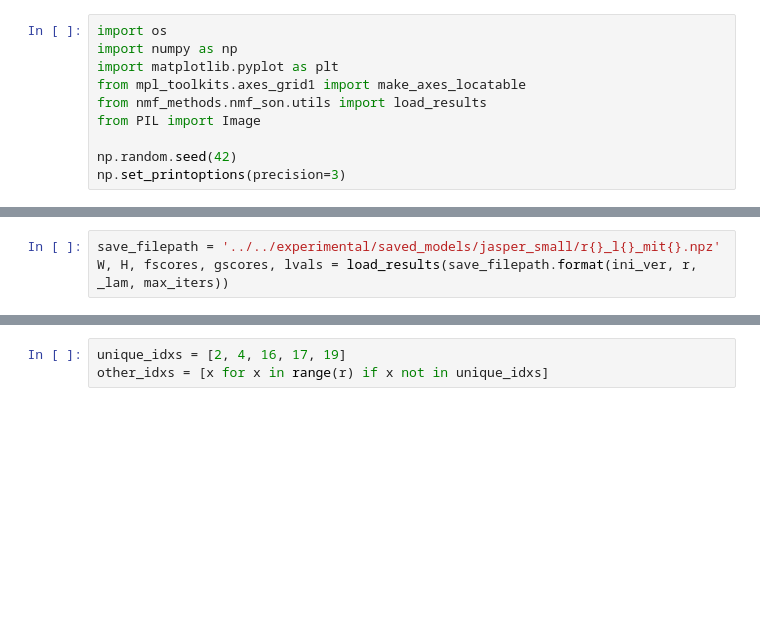
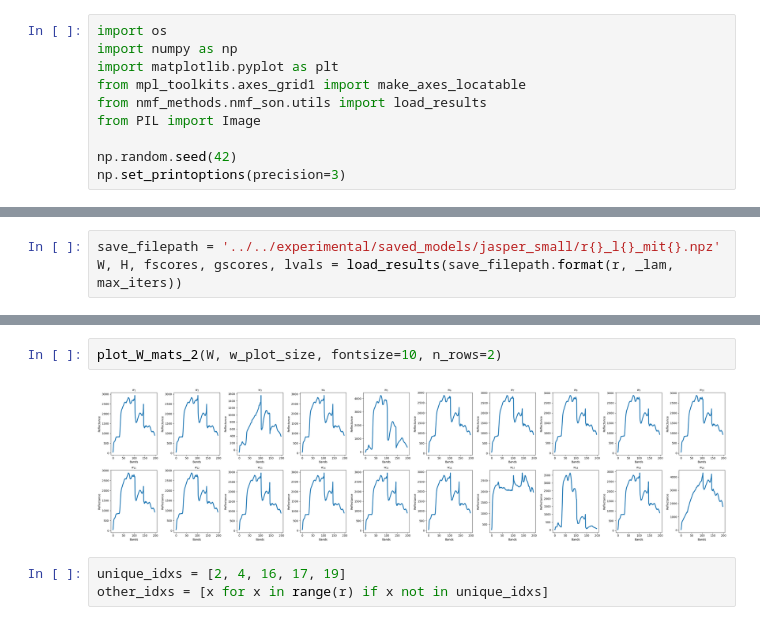
Before and after one commit to waqasbinhamed/nmf_methods, a Jupyter notebook: experimental/notebooks/_thresholding.ipynb, the cells around one changed output, grey strips where cells are left out. Cells and saved outputs as stored; diff of their text form; blank space fills up the shorter version.

```diff
--- a/experimental/notebooks/_thresholding.ipynb
+++ b/experimental/notebooks/_thresholding.ipynb
@@ -139,4 +140,4 @@ w_plot_size = (32, 8)
 h_plot_size = (32, 8)
 # %%
 save_filepath = '../../experimental/saved_models/jasper_small/r{}_l{}_mit{}.npz'
-W, H, fscores, gscores, lvals = load_results(save_filepath.format(ini_ver, r, _lam, max_iters))
+W, H, fscores, gscores, lvals = load_results(save_filepath.format(r, _lam, max_iters))
@@ -143,3 +190,7 @@ W, H, fscores, gscores, lvals = load_results(save_filepath.format(ini_ver, r, _l
+# %%
+plot_W_mats_2(W, w_plot_size, fontsize=10, n_rows=2)
+# %% [output]
+[figure, added]
 # %%
 unique_idxs = [2, 4, 16, 17, 19]
 other_idxs = [x for x in range(r) if x not in unique_idxs]
```
Also changed, not shown: parts of 4 cells of this notebook, 5 other files.
